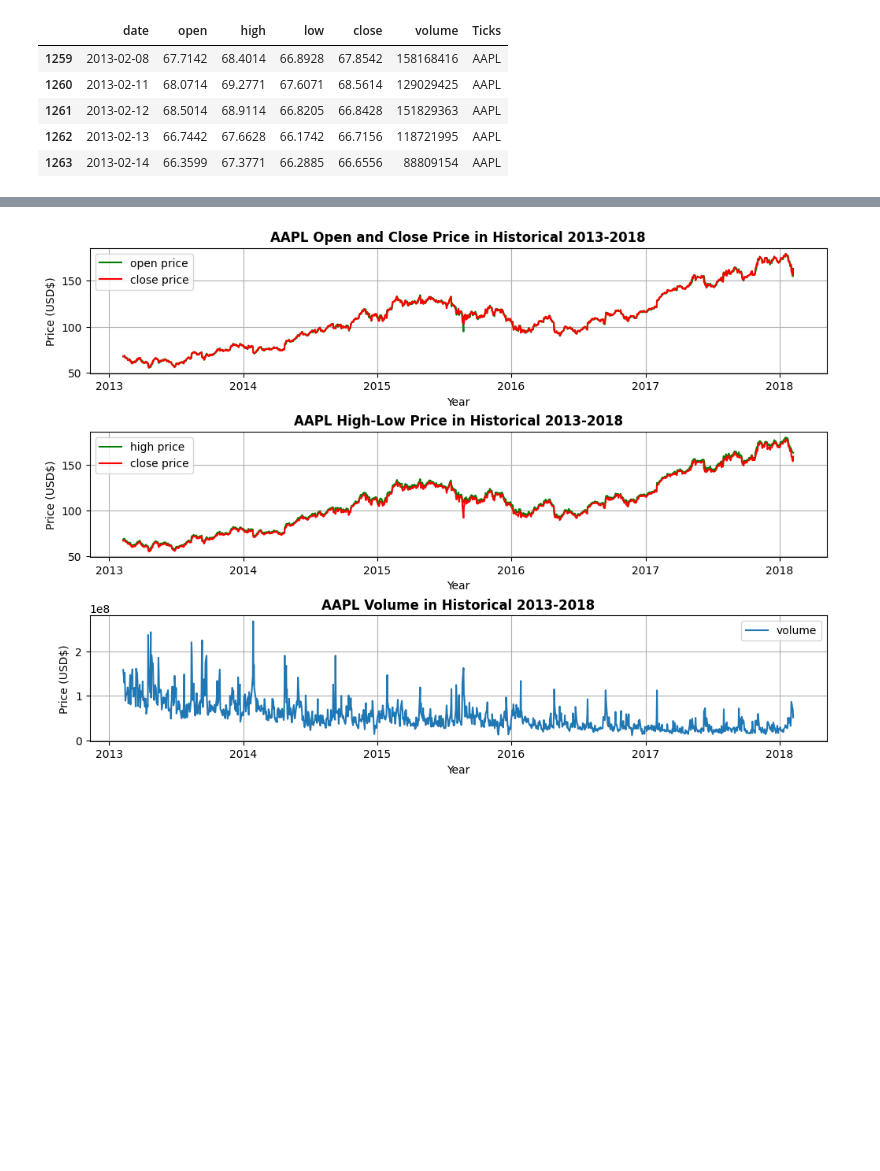
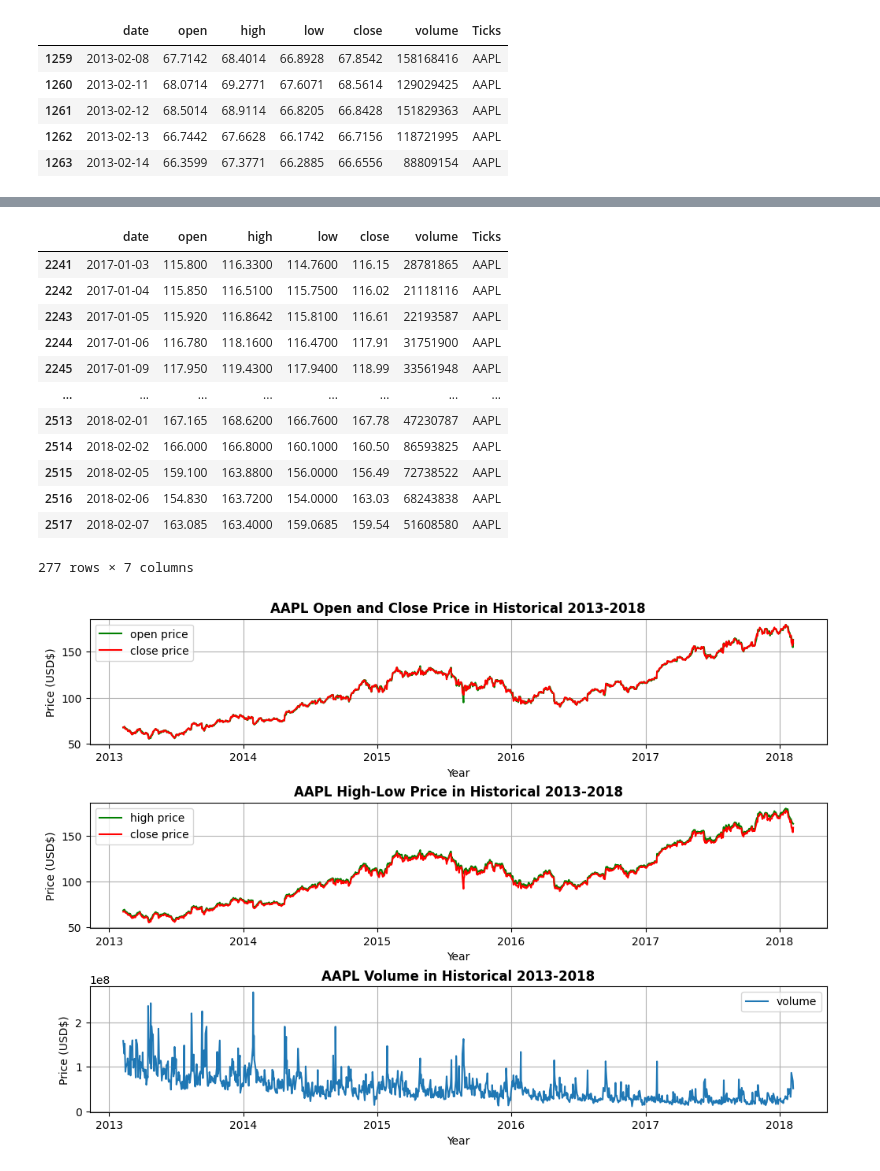
Before and after one commit to ongfong/data_analysis_projects, a Jupyter notebook: AAPL_stock_analysis.ipynb, the cells around one changed output, grey strips where cells are left out. Drawn from its saved outputs; the diff is of its cells as text; code cells hidden in the pictures; blank space fills up the shorter version.

```diff
--- a/AAPL_stock_analysis.ipynb
+++ b/AAPL_stock_analysis.ipynb
@@ -113,3 +139,19 @@ aapl.head()
+# %%
+aapl.loc[(aapl.date >= '2017-01-01') & (aapl.date <= '2018-12-31')]
+# %% [output]
+|  | date | open | high | low | close | volume | Ticks |
+| 2241 | 2017-01-03 | 115.800 | 116.3300 | 114.7600 | 116.15 | 28781865 | AAPL |
+| 2242 | 2017-01-04 | 115.850 | 116.5100 | 115.7500 | 116.02 | 21118116 | AAPL |
+| 2243 | 2017-01-05 | 115.920 | 116.8642 | 115.8100 | 116.61 | 22193587 | AAPL |
+| 2244 | 2017-01-06 | 116.780 | 118.1600 | 116.4700 | 117.91 | 31751900 | AAPL |
+| 2245 | 2017-01-09 | 117.950 | 119.4300 | 117.9400 | 118.99 | 33561948 | AAPL |
+| ... | ... | ... | ... | ... | ... | ... | ... |
+| 2513 | 2018-02-01 | 167.165 | 168.6200 | 166.7600 | 167.78 | 47230787 | AAPL |
+| 2514 | 2018-02-02 | 166.000 | 166.8000 | 160.1000 | 160.50 | 86593825 | AAPL |
+| 2515 | 2018-02-05 | 159.100 | 163.8800 | 156.0000 | 156.49 | 72738522 | AAPL |
+| 2516 | 2018-02-06 | 154.830 | 163.7200 | 154.0000 | 163.03 | 68243838 | AAPL |
+| 2517 | 2018-02-07 | 163.085 | 163.4000 | 159.0685 | 159.54 | 51608580 | AAPL |
+277 rows × 7 columns
 # %%
 fig, (ax1,ax2,ax3) = plt.subplots(3,1, figsize = (10,7), constrained_layout=True)
 ax1.plot(aapl['date'],aapl['open'],label='open price', color='green')
```
Also changed, not shown: parts of 2 cells of this notebook.
